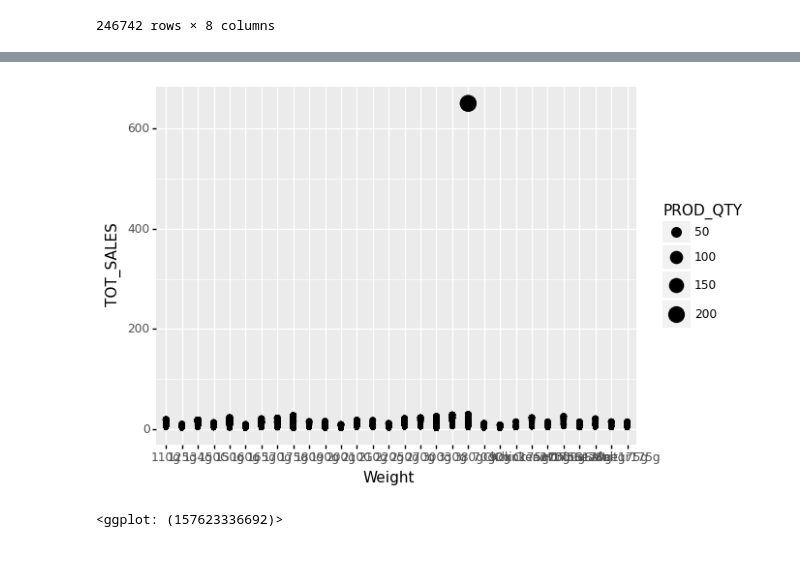
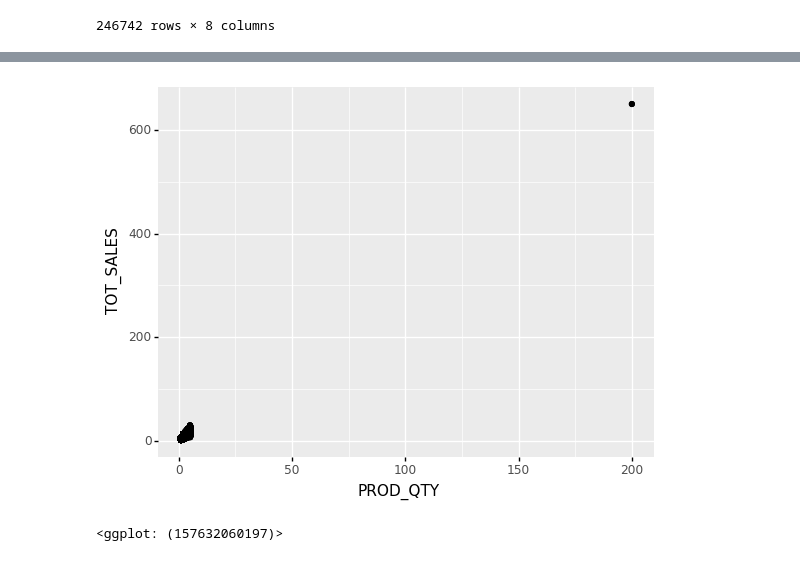
Before and after one commit to diao1010/Virtual_intern, a Jupyter notebook: task1_jang.ipynb, the cells around one changed output, grey strips where cells are left out. Saved outputs shown, nothing was run; the diff lists cells and outputs as text; code cells hidden in the pictures.

```diff
--- a/task1_jang.ipynb
+++ b/task1_jang.ipynb
@@ -203,8 +203,3 @@ transactionData[-transactionData['PROD_NAME'].str.contains('Salsa')]
 | 264834 | 2018-12-27 | 272 | 272379 | 270188 | 42 | Doritos Corn Chip Mexican Jalapen... | 2 | 7.8 |
 | 264835 | 2018-09-22 | 272 | 272380 | 270189 | 74 | Tostitos Splash Of Lime 175g | 2 | 8.8 |
 246742 rows × 8 columns
-# %%
-#split product name from the product weight in PROD_NAME variable
-
-transactionData[['Name', 'Weight']] = transactionData.PROD_NAME.str.split(r"[0-9][0-9][0-9]\w", expand = True,)
-transactionData.head(10)
@@ -244,7 +205,0 @@ Name: Weight, Length: 264836, dtype: object
-# %%
-#takes way too long time to run. need better suggestion.
-#create Weight variable by dividing product name and the weight from PROD_NAME
-
-for i in range(len(splitted)):
-    transactionData.Weight[i] = splitted[i][len(splitted[i]) - 1]
-transactionData.Weight
@@ -318,9 +240,9 @@ Name: Weight, Length: 264836, dtype: object
 # %%
 #dot graph to see any outliers or patterns
-ggplot(transactionData, aes(x = 'Weight', y = 'TOT_SALES', size = 'PROD_QTY')) + geom_point()
+ggplot(transactionData, aes(x = 'PROD_QTY', y = 'TOT_SALES')) + geom_point()
 # %% [output]
-[figure, old version]
+[figure, new version]
-<ggplot: (157623336692)>
+<ggplot: (157632060197)>
 # %%
 #found outliers from ggplot. now find those outliers.
 
```
Also changed, not shown: parts of 21 cells of this notebook.
